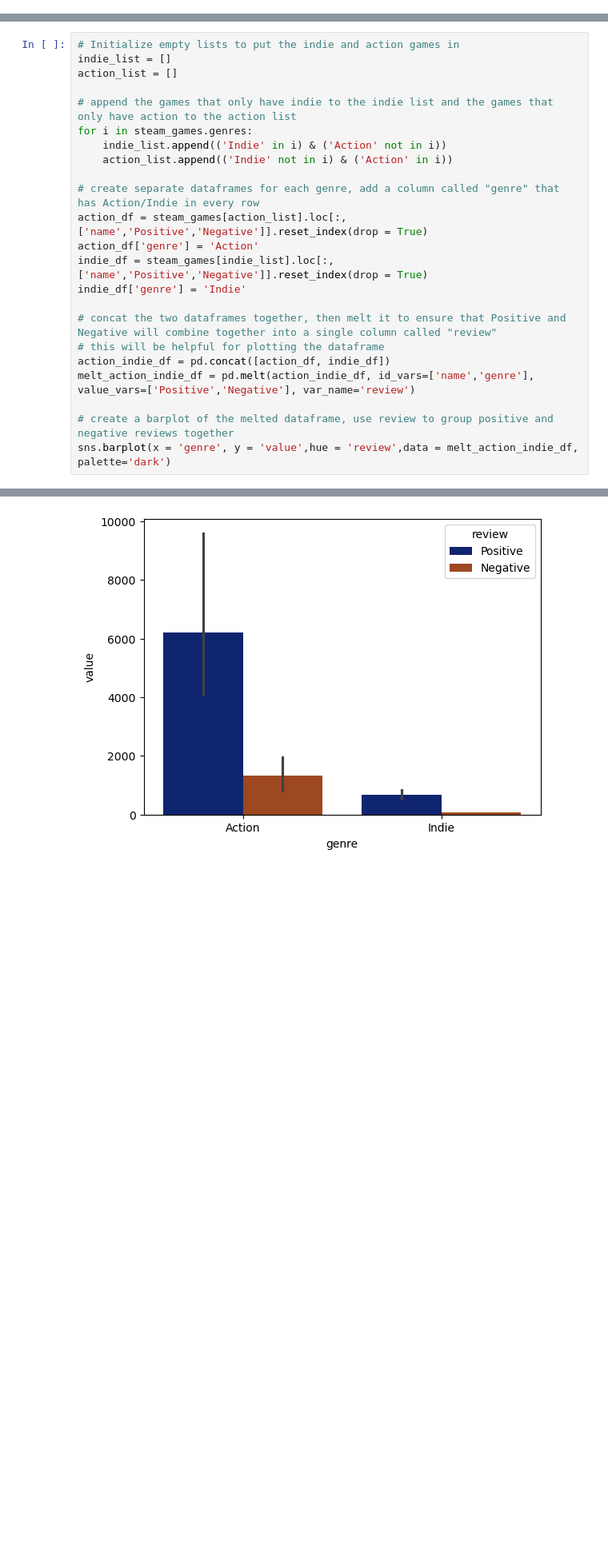
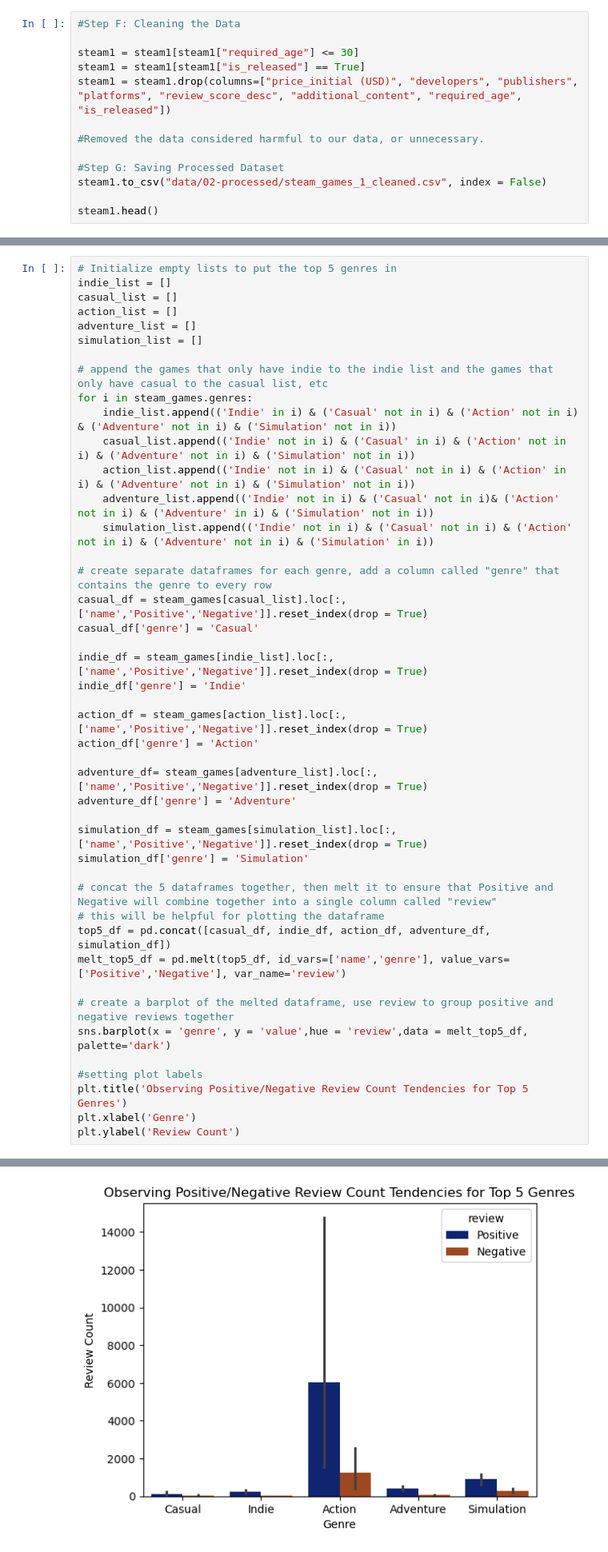
Before and after one commit to COGS108/Group100_WI26, a Jupyter notebook: 03-FinalProject.ipynb, the cells around one changed output, grey strips where cells are left out. Shown at 80% size. Saved outputs shown, nothing was run; the diff lists cells and outputs as text; blank space fills up the shorter version.

Commit message:
fixing up some code that got changed to markdown and editing game genre eda

```diff
--- a/03-FinalProject.ipynb
+++ b/03-FinalProject.ipynb
@@ -305,0 +294,13 @@ steam1.head()
+# %%
+#Step F: Cleaning the Data
+
+steam1 = steam1[steam1["required_age"] <= 30]
+steam1 = steam1[steam1["is_released"] == True]
+steam1 = steam1.drop(columns=["price_initial (USD)", "developers", "publishers", "platforms", "review_score_desc", "additional_content", "required_age", "is_released"])
+
+#Removed the data considered harmful to our data, or unnecessary.
+
+#Step G: Saving Processed Dataset
+steam1.to_csv("data/02-processed/steam_games_1_cleaned.csv", index = False)
+
+steam1.head()
@@ -712,24 +744,45 @@ From this list of all the genres in our dataset, we see that Indie and Action ar
 # %%
-# Initialize empty lists to put the indie and action games in
+# Initialize empty lists to put the top 5 genres in
 indie_list = []
+casual_list = []
 action_list = []
+adventure_list = []
+simulation_list = []
 
-# append the games that only have indie to the indie list and the games that only have action to the action list
+# append the games that only have indie to the indie list and the games that only have casual to the casual list, etc
 for i in steam_games.genres:
-    indie_list.append(('Indie' in i) & ('Action' not in i))
-    action_list.append(('Indie' not in i) & ('Action' in i))
+    indie_list.append(('Indie' in i) & ('Casual' not in i) & ('Action' not in i) & ('Adventure' not in i) & ('Simulation' not in i))
+    casual_list.append(('Indie' not in i) & ('Casual' in i) & ('Action' not in i) & ('Adventure' not in i) & ('Simulation' not in i))
+    action_list.append(('Indie' not in i) & ('Casual' not in i) & ('Action' in i) & ('Adventure' not in i) & ('Simulation' not in i))
+    adventure_list.append(('Indie' not in i) & ('Casual' not in i)& ('Action' not in i) & ('Adventure' in i) & ('Simulation' not in i))
+    simulation_list.append(('Indie' not in i) & ('Casual' not in i) & ('Action' not in i) & ('Adventure' not in i) & ('Simulation' in i))
 
-# create separate dataframes for each genre, add a column called "genre" that has Action/Indie in every row
-action_df = steam_games[action_list].loc[:,['name','Positive','Negative']].reset_index(drop = True)
-action_df['genre'] = 'Action'
+# create separate dataframes for each genre, add a column called "genre" that contains the genre to every row
+casual_df = steam_games[casual_list].loc[:,['name','Positive','Negative']].reset_index(drop = True)
+casual_df['genre'] = 'Casual'
+
 indie_df = steam_games[indie_list].loc[:,['name','Positive','Negative']].reset_index(drop = True)
 indie_df['genre'] = 'Indie'
 
-# concat the two dataframes together, then melt it to ensure that Positive and Negative will combine together into a single column called "review"
+action_df = steam_games[action_list].loc[:,['name','Positive','Negative']].reset_index(drop = True)
+action_df['genre'] = 'Action'
+
+adventure_df= steam_games[adventure_list].loc[:,['name','Positive','Negative']].reset_index(drop = True)
+adventure_df['genre'] = 'Adventure'
+
+simulation_df = steam_games[simulation_list].loc[:,['name','Positive','Negative']].reset_index(drop = True)
+simulation_df['genre'] = 'Simulation'
+
+# concat the 5 dataframes together, then melt it to ensure that Positive and Negative will combine together into a single column called "review"
 # this will be helpful for plotting the dataframe
-action_indie_df = pd.concat([action_df, indie_df])
-melt_action_indie_df = pd.melt(action_indie_df, id_vars=['name','genre'], value_vars=['Positive','Negative'], var_name='review')
+top5_df = pd.concat([casual_df, indie_df, action_df, adventure_df, simulation_df])
+melt_top5_df = pd.melt(top5_df, id_vars=['name','genre'], value_vars=['Positive','Negative'], var_name='review')
 
 # create a barplot of the melted dataframe, use review to group positive and negative reviews together
-sns.barplot(x = 'genre', y = 'value',hue = 'review',data = melt_action_indie_df, palette='dark')
+sns.barplot(x = 'genre', y = 'value',hue = 'review',data = melt_top5_df, palette='dark')
+
+#setting plot labels
+plt.title('Observing Positive/Negative Review Count Tendencies for Top 5 Genres')
+plt.xlabel('Genre')
+plt.ylabel('Review Count')
 # %% [output]
@@ -737 +790 @@ sns.barplot(x = 'genre', y = 'value',hue = 'review',data = melt_action_indie_df,
-[figure, old version]
+[figure, new version]
```
Also changed, not shown: parts of 25 cells of this notebook.
